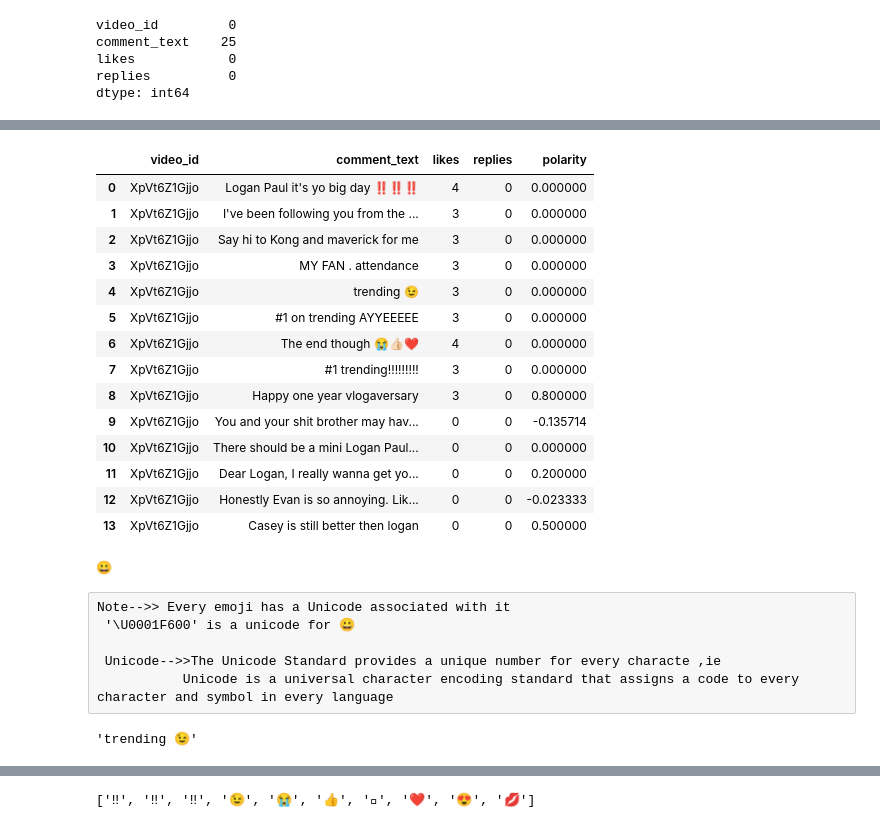
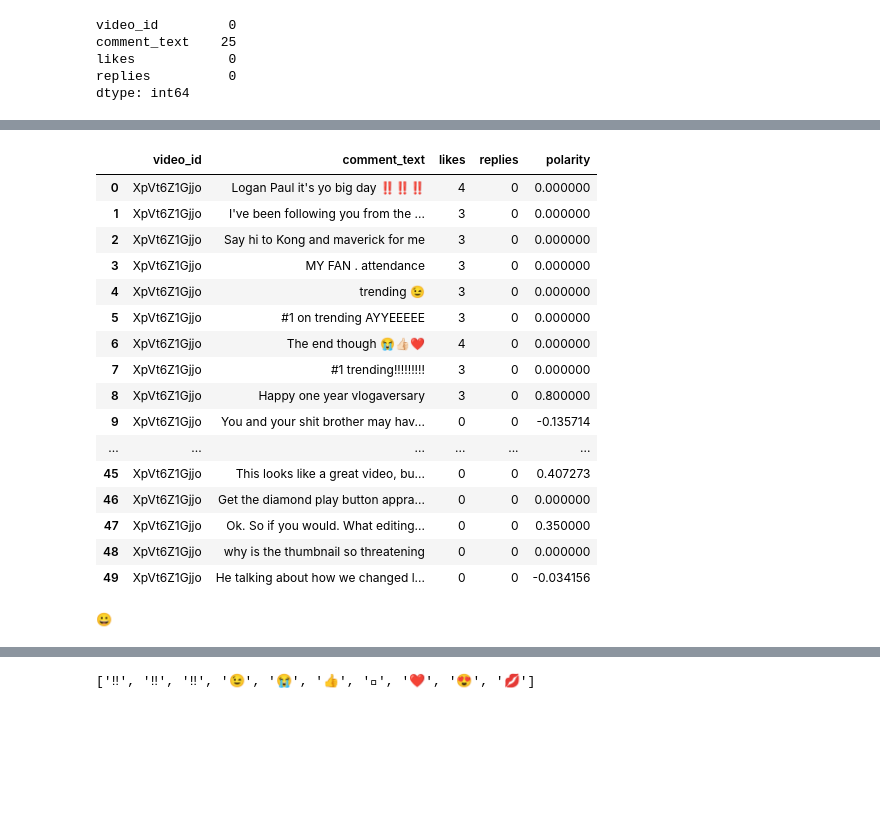
Before and after one commit to liamkessler12/L_kess, a Jupyter notebook: youtube_analysis.ipynb, the cells around one changed output, grey strips where cells are left out. Drawn from its saved outputs; the diff is of its cells as text; code cells hidden in the pictures; blank space fills up the shorter version.

```diff
--- a/youtube_analysis.ipynb
+++ b/youtube_analysis.ipynb
@@ -10,3 +15,3 @@ import matplotlib.pyplot as plt
 # %%
-comments=pd.read_csv(r'F:\Data Analysis_projects\Youtube/UScomments.csv', error_bad_lines=False)
+comments=pd.read_csv(r'/content/UScomments.csv', error_bad_lines=False)
 # %% [output]
@@ -24,0 +22,5 @@ comments.head()
+# %%
+comments.head()
+
+unnamed_cols  =  comments.columns.str.contains('Unnamed')
+unnamed_cols
@@ -24,0 +29,4 @@ comments.head()
+# %%
+comments = comments.drop(comments[comments.columns[unnamed_cols]], axis=1)
+
+comments.head()
@@ -31,6 +46,3 @@ comment_text    25
 likes            0
 replies          0
 dtype: int64
-# %%
-## drop missing values as we have very few & update datafraem as well..
-comments.dropna(inplace=True)
@@ -153,32 +201,28 @@ Successfully installed emoji-2.0.0
 # %%
 import emoji
 # %%
-comments.head(14)
+comments.head(50)
 # %% [output]
 |  | video_id | comment_text | likes | replies | polarity |
 | 0 | XpVt6Z1Gjjo | Logan Paul it's yo big day ‼️‼️‼️ | 4 | 0 | 0.000000 |
 | 1 | XpVt6Z1Gjjo | I've been following you from the ... | 3 | 0 | 0.000000 |
 | 2 | XpVt6Z1Gjjo | Say hi to Kong and maverick for me | 3 | 0 | 0.000000 |
 | 3 | XpVt6Z1Gjjo | MY FAN . attendance | 3 | 0 | 0.000000 |
 | 4 | XpVt6Z1Gjjo | trending 😉 | 3 | 0 | 0.000000 |
 | 5 | XpVt6Z1Gjjo | #1 on trending AYYEEEEE | 3 | 0 | 0.000000 |
 | 6 | XpVt6Z1Gjjo | The end though 😭👍🏻❤️ | 4 | 0 | 0.000000 |
 | 7 | XpVt6Z1Gjjo | #1 trending!!!!!!!!! | 3 | 0 | 0.000000 |
 | 8 | XpVt6Z1Gjjo | Happy one year vlogaversary | 3 | 0 | 0.800000 |
 | 9 | XpVt6Z1Gjjo | You and your shit brother may hav... | 0 | 0 | -0.135714 |
-| 10 | XpVt6Z1Gjjo | There should be a mini Logan Paul... | 0 | 0 | 0.000000 |
-| 11 | XpVt6Z1Gjjo | Dear Logan, I really wanna get yo... | 0 | 0 | 0.200000 |
-| 12 | XpVt6Z1Gjjo | Honestly Evan is so annoying. Lik... | 0 | 0 | -0.023333 |
-| 13 | XpVt6Z1Gjjo | Casey is still better then logan | 0 | 0 | 0.500000 |
+| ... | ... | ... | ... | ... | ... |
+| 45 | XpVt6Z1Gjjo | This looks like a great video, bu... | 0 | 0 | 0.407273 |
+| 46 | XpVt6Z1Gjjo | Get the diamond play button appra... | 0 | 0 | 0.000000 |
+| 47 | XpVt6Z1Gjjo | Ok. So if you would. What editing... | 0 | 0 | 0.350000 |
+| 48 | XpVt6Z1Gjjo | why is the thumbnail so threatening | 0 | 0 | 0.000000 |
+| 49 | XpVt6Z1Gjjo | He talking about how we changed l... | 0 | 0 | -0.034156 |
 # %%
 print('\U0001F600')
 # %% [output]
 😀
-# %% [raw]
-Note-->> Every emoji has a Unicode associated with it
- '\U0001F600' is a unicode for 😀
-
- Unicode-->>The Unicode Standard provides a unique number for every characte ,ie
-           Unicode is a universal character encoding standard that assigns a code to every character and symbol in every language
 # %%
 ### lets extract emoji from below comment
@@ -187,4 +228,0 @@ comment='trending 😉'
-# %%
-comment
-# %% [output]
-'trending 😉'
```
Also changed, not shown: parts of 85 cells of this notebook.
